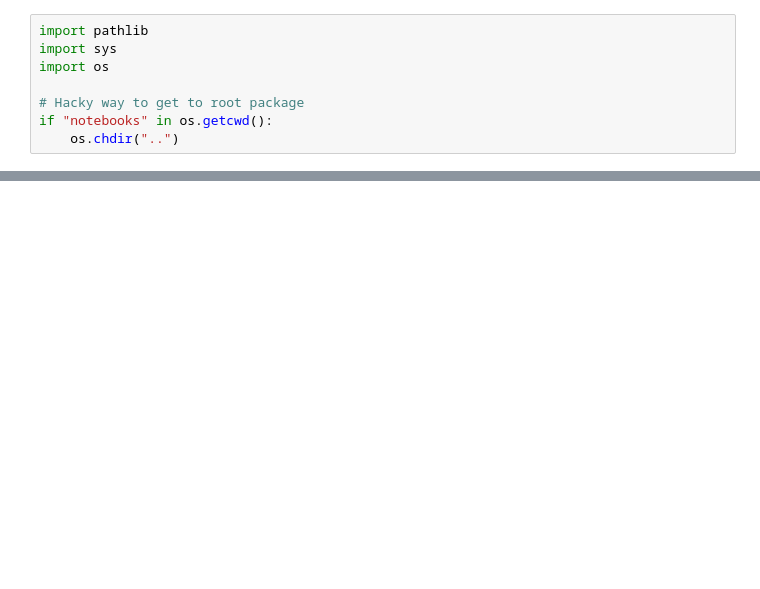
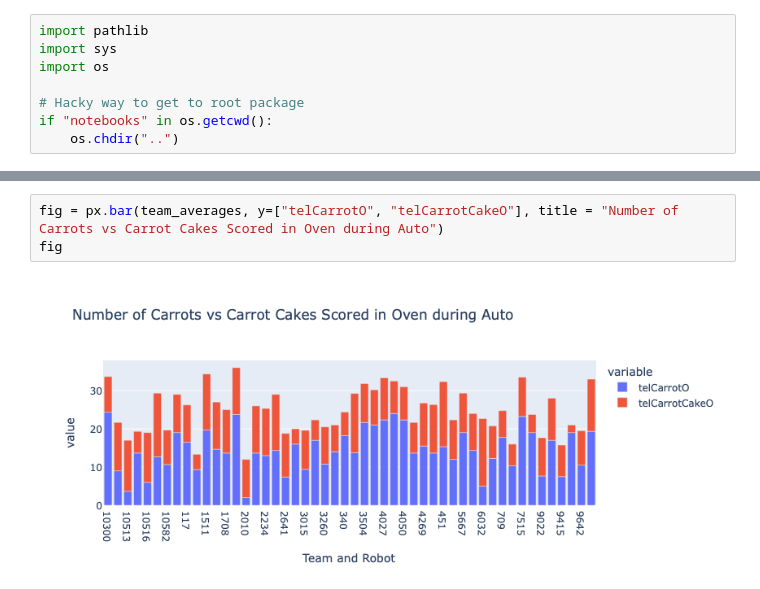
Before and after one commit to GirlsOfSteelRobotics/2026BunnyBotsScouting, a Jupyter notebook: notebooks/jeannine.ipynb, the cells around one changed output, grey strips where cells are left out. Saved outputs shown, nothing was run; the diff lists cells and outputs as text; blank space fills up the shorter version.

```diff
--- a/notebooks/jeannine.ipynb
+++ b/notebooks/jeannine.ipynb
@@ -30,0 +66,5 @@ fig
+# %%
+fig = px.bar(team_averages, y=["telCarrotO", "telCarrotCakeO"], title = "Number of Carrots vs Carrot Cakes Scored in Oven during Auto")
+fig
+# %% [output]
+[figure, added]
```
Also changed, not shown: parts of 4 cells of this notebook.
